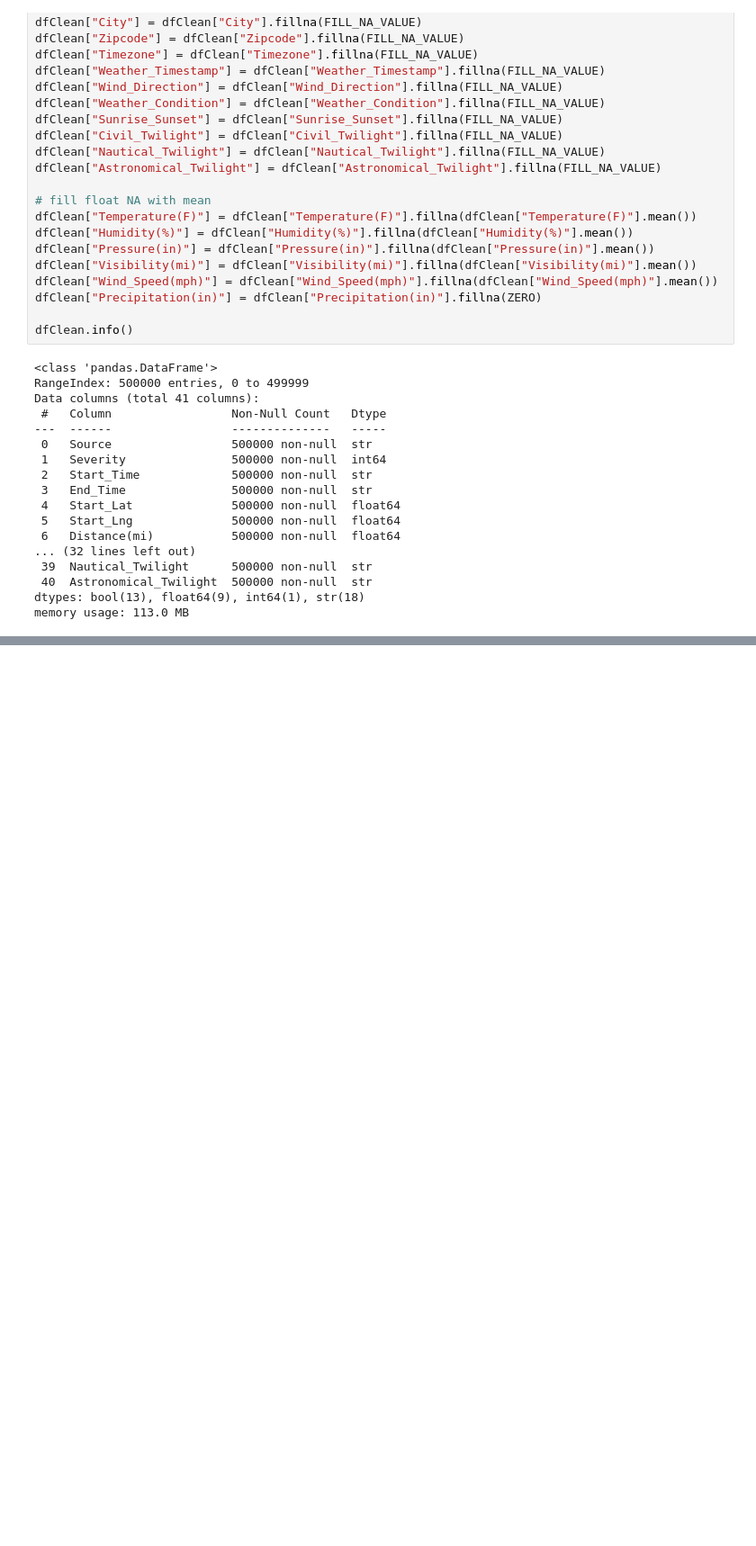
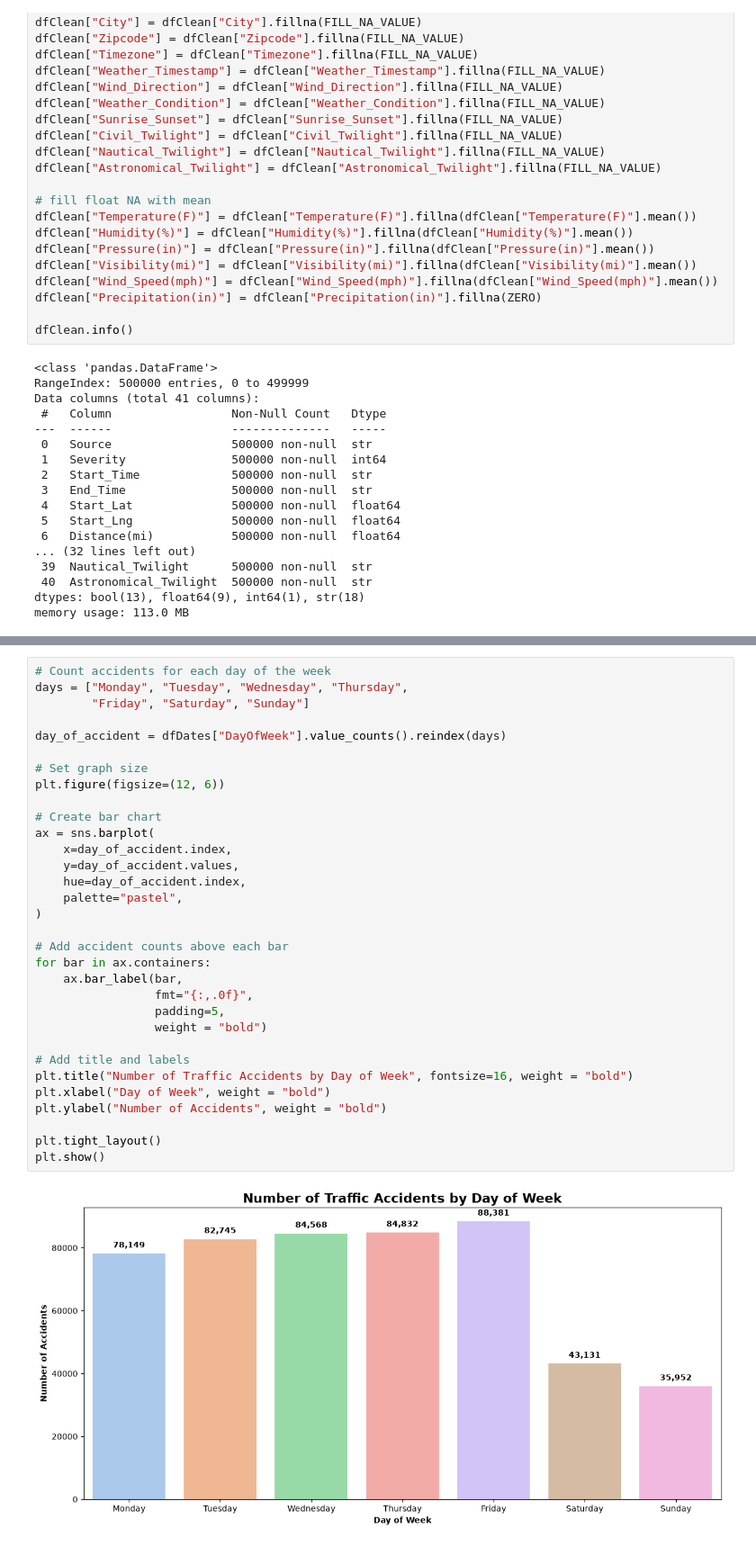
Before and after one commit to AnthonyP3N/Need4Speed-Datathon-2026, a Jupyter notebook: main.ipynb, the cells around one changed output, grey strips where cells are left out. Shown at 90% size. Cells and saved outputs as stored; diff of their text form; blank space fills up the shorter version.

```diff
--- a/main.ipynb
+++ b/main.ipynb
@@ -227,0 +332,34 @@ memory usage: 116.3 MB
+# %%
+# Count accidents for each day of the week
+days = ["Monday", "Tuesday", "Wednesday", "Thursday",
+        "Friday", "Saturday", "Sunday"]
+
+day_of_accident = dfDates["DayOfWeek"].value_counts().reindex(days)
+
+# Set graph size
+plt.figure(figsize=(12, 6))
+
+# Create bar chart
+ax = sns.barplot(
+    x=day_of_accident.index,
+    y=day_of_accident.values,
+    hue=day_of_accident.index,
+    palette="pastel",
+)
+
+# Add accident counts above each bar
+for bar in ax.containers:
+    ax.bar_label(bar,
+                 fmt="{:,.0f}",
+                 padding=5,
+                 weight = "bold")
+
+# Add title and labels
+plt.title("Number of Traffic Accidents by Day of Week", fontsize=16, weight = "bold")
+plt.xlabel("Day of Week", weight = "bold")
+plt.ylabel("Number of Accidents", weight = "bold")
+
+plt.tight_layout()
+plt.show()
+# %% [output]
+[figure, added]
```
Also changed, not shown: parts of 14 cells of this notebook.
